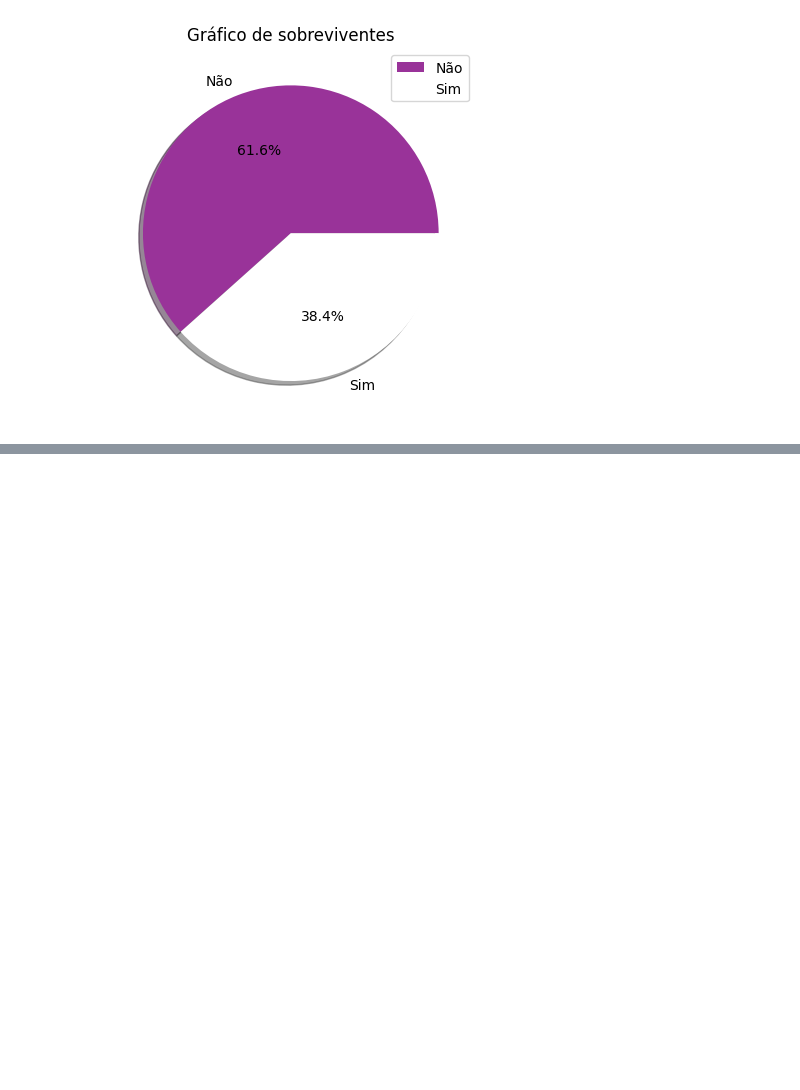
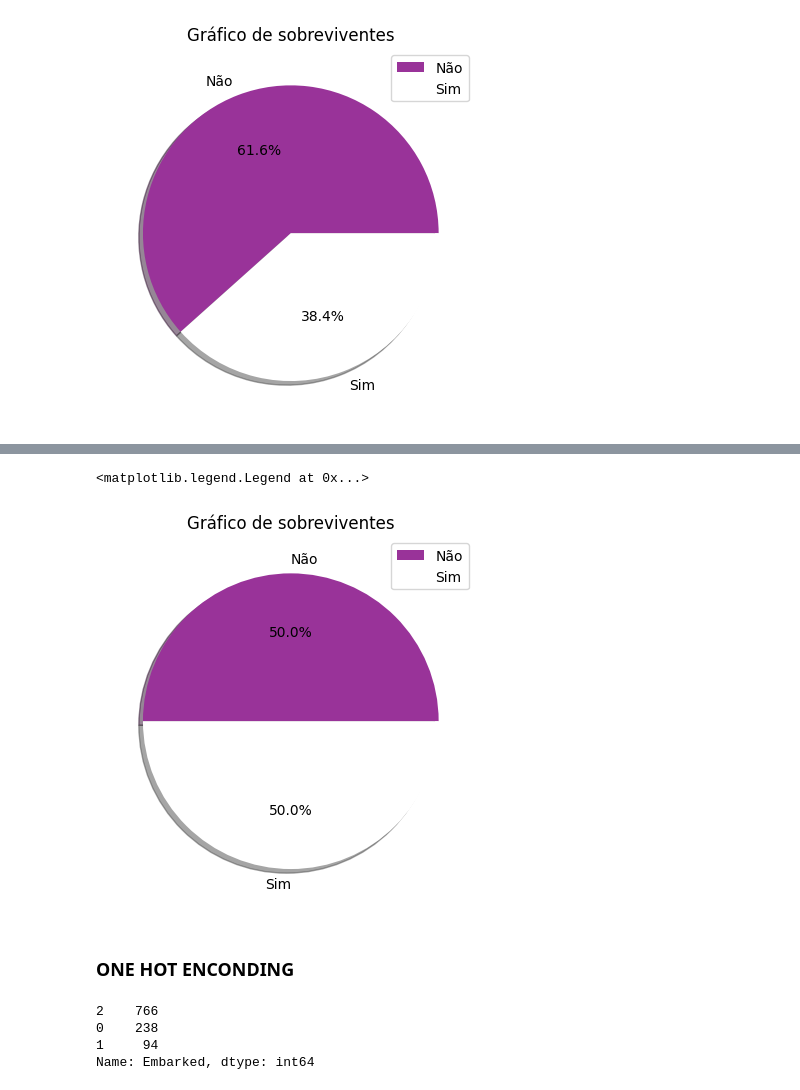
Before and after one commit to Emilyksori/Estrela, a Jupyter notebook: Tratamento_de_dados.ipynb, the cells around one changed output, grey strips where cells are left out. Cells and saved outputs as stored; diff of their text form; code cells hidden in the pictures; blank space fills up the shorter version.

```diff
--- a/Tratamento_de_dados.ipynb
+++ b/Tratamento_de_dados.ipynb
@@ -152,4 +165,4 @@ plt.legend()
 [figure]
 # %%
 sm = SMOTE()
-X_atri, y_alvo = sm.fit_resample(train_norm, categorical_columns)
+X_atri, y_alvo = sm.fit_resample(X=train_norm, y=train_norm['Survived'])
@@ -157,0 +169,4 @@ ValueError: Found input variables with inconsistent numbers of samples: [891, 6]
+# %%
+train_balance = pd.DataFrame(data=X_atri)
+train_balance['Survived'] = y_alvo.to_list()
+train_balance
@@ -157,0 +187,22 @@ ValueError: Found input variables with inconsistent numbers of samples: [891, 6]
+# %%
+plt.pie(
+    x=train_balance['Survived'].value_counts(),
+    labels=['Não', 'Sim'],
+    colors=['#993399', '#ffffff'],
+    autopct='%1.1f%%',
+    shadow=True,
+)
+plt.title('Gráfico de sobreviventes')
+plt.legend()
+# %% [output]
+<matplotlib.legend.Legend at 0x...>
+[figure, added]
+# %% [markdown]
+### **ONE HOT ENCONDING**
+# %%
+train_balance['Embarked'].value_counts()
+# %% [output]
+2    766
+0    238
+1     94
+Name: Embarked, dtype: int64
```
Also changed, not shown: parts of 14 cells of this notebook, 2 other files.
